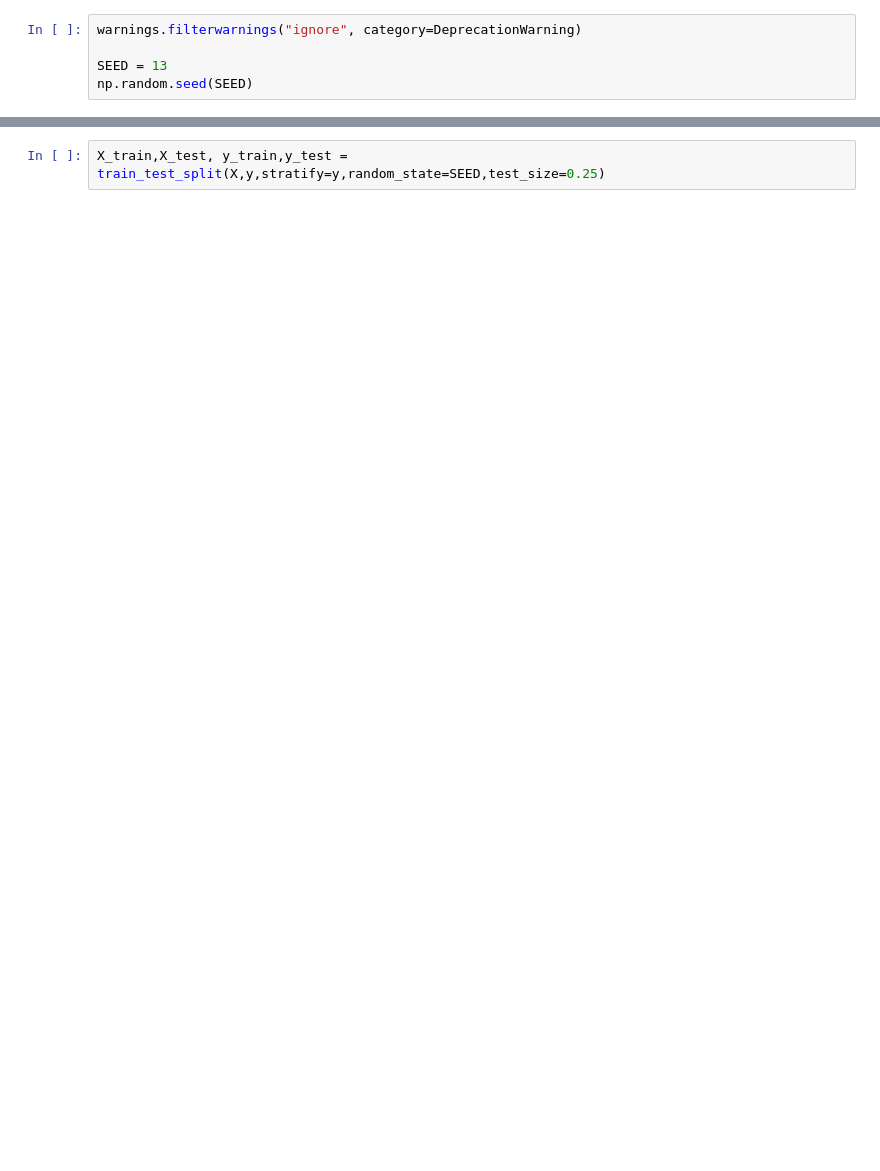
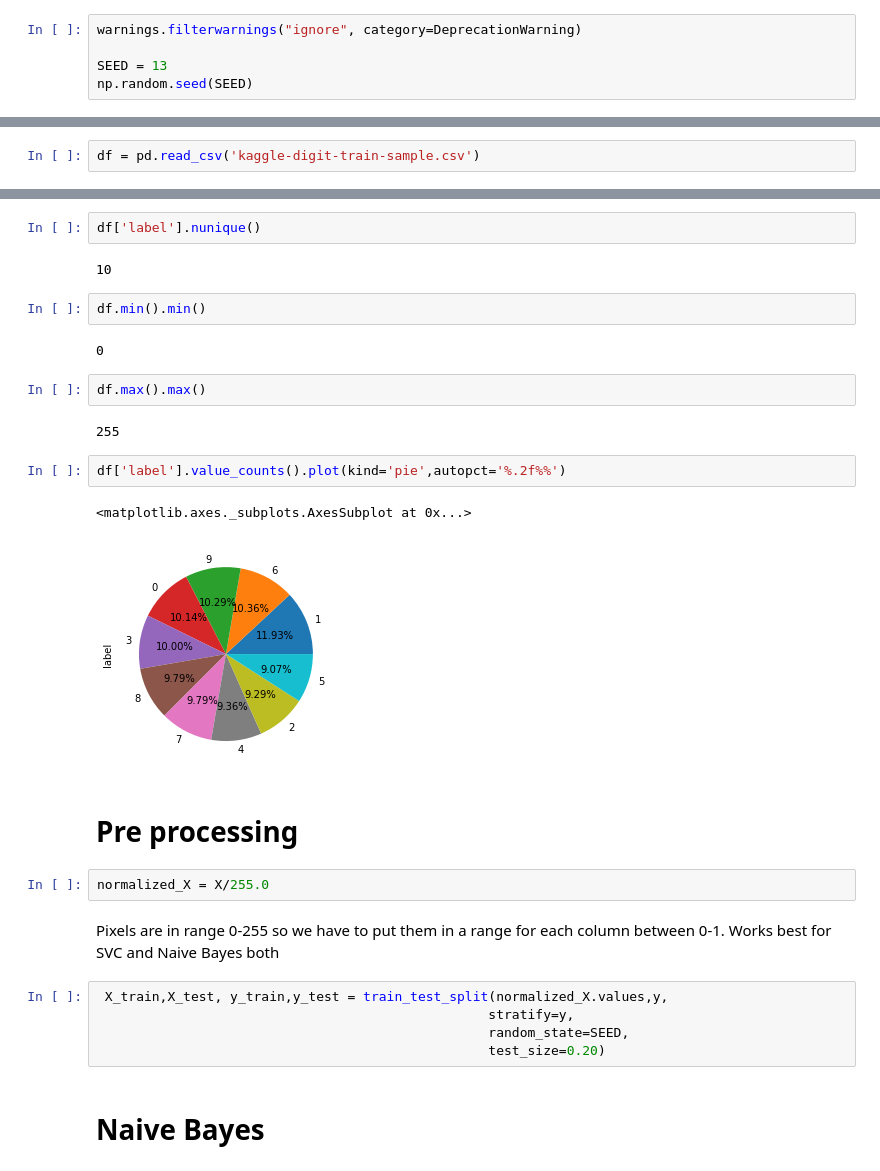
Before and after one commit to deshwalmahesh/Kaggle-Digits-Classification, a Jupyter notebook: Solution.ipynb, the cells around one changed output, grey strips where cells are left out. Cells and saved outputs as stored; diff of their text form; blank space fills up the shorter version.

Commit message:
best models

```diff
--- a/Solution.ipynb
+++ b/Solution.ipynb
@@ -16,0 +19,2 @@ np.random.seed(SEED)
+# %%
+df = pd.read_csv('kaggle-digit-train-sample.csv')
@@ -17,2 +62,31 @@ np.random.seed(SEED)
+# %%
+df['label'].nunique()
+# %% [output]
+10
+# %%
+df.min().min()
+# %% [output]
+0
+# %%
+df.max().max()
+# %% [output]
+255
+# %%
+df['label'].value_counts().plot(kind='pie',autopct='%.2f%%')
+# %% [output]
+<matplotlib.axes._subplots.AxesSubplot at 0x...>
+[figure, added]
+# %% [markdown]
+# Pre processing
+# %%
+normalized_X = X/255.0
+# %% [markdown]
+Pixels are in range 0-255 so we have to put them in a range for each column between 0-1.
+Works best for SVC and Naive Bayes both
 # %%
-X_train,X_test, y_train,y_test = train_test_split(X,y,stratify=y,random_state=SEED,test_size=0.25)
+ X_train,X_test, y_train,y_test = train_test_split(normalized_X.values,y,
+                                                  stratify=y,
+                                                  random_state=SEED,
+                                                  test_size=0.20)
+# %% [markdown]
+# Naive Bayes
```
Also changed, not shown: parts of 21 cells of this notebook, 1 other file.
